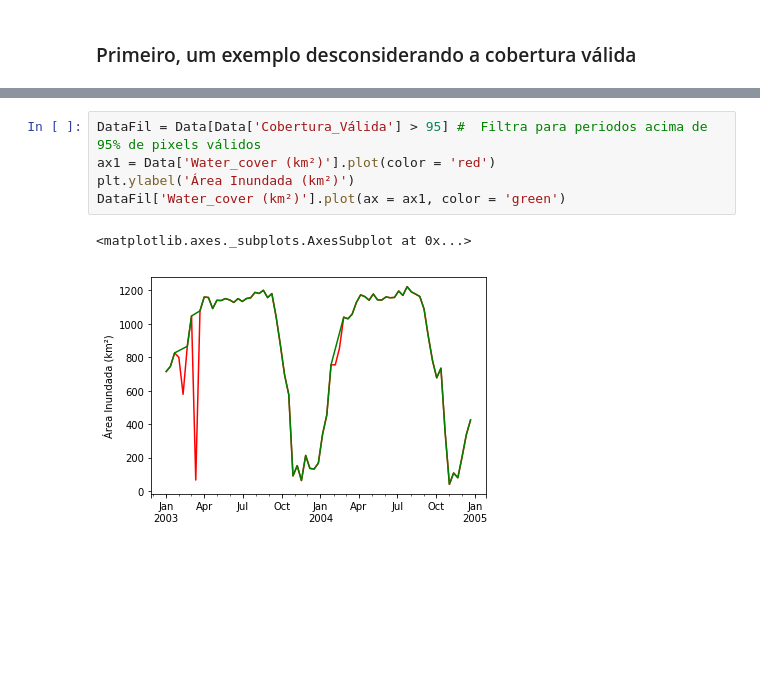
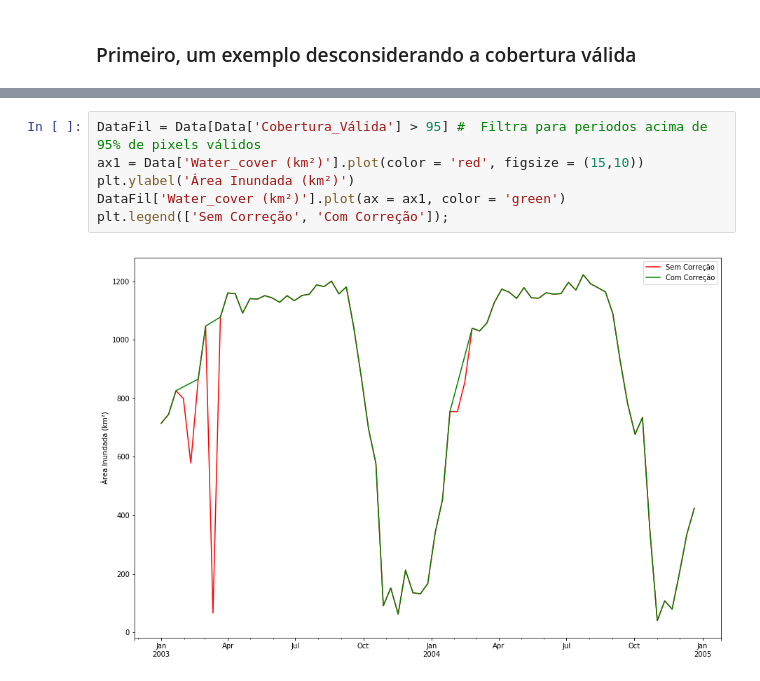
Before and after one commit to PhilipeRLeal/Serie-Temporal-de-Areas-Inundadas, a Jupyter notebook: Apresentação.ipynb, the cells around one changed output, grey strips where cells are left out. Drawn from its saved outputs; the diff is of its cells as text; blank space fills up the shorter version.

```diff
--- a/Apresentação.ipynb
+++ b/Apresentação.ipynb
@@ -149,9 +148,9 @@ Data['Cobertura_Válida'].plot(kind='box')
 [figure]
 # %%
 DataFil = Data[Data['Cobertura_Válida'] > 95] #  Filtra para periodos acima de 95% de pixels válidos
-ax1 = Data['Water_cover (km²)'].plot(color = 'red')
+ax1 = Data['Water_cover (km²)'].plot(color = 'red', figsize = (15,10))
 plt.ylabel('Área Inundada (km²)')
 DataFil['Water_cover (km²)'].plot(ax = ax1, color = 'green')
+plt.legend(['Sem Correção', 'Com Correção']);
 # %% [output]
-<matplotlib.axes._subplots.AxesSubplot at 0x...>
-[figure, old version]
+[figure, new version]
```
Also changed, not shown: parts of 4 cells of this notebook, 1 other file.
